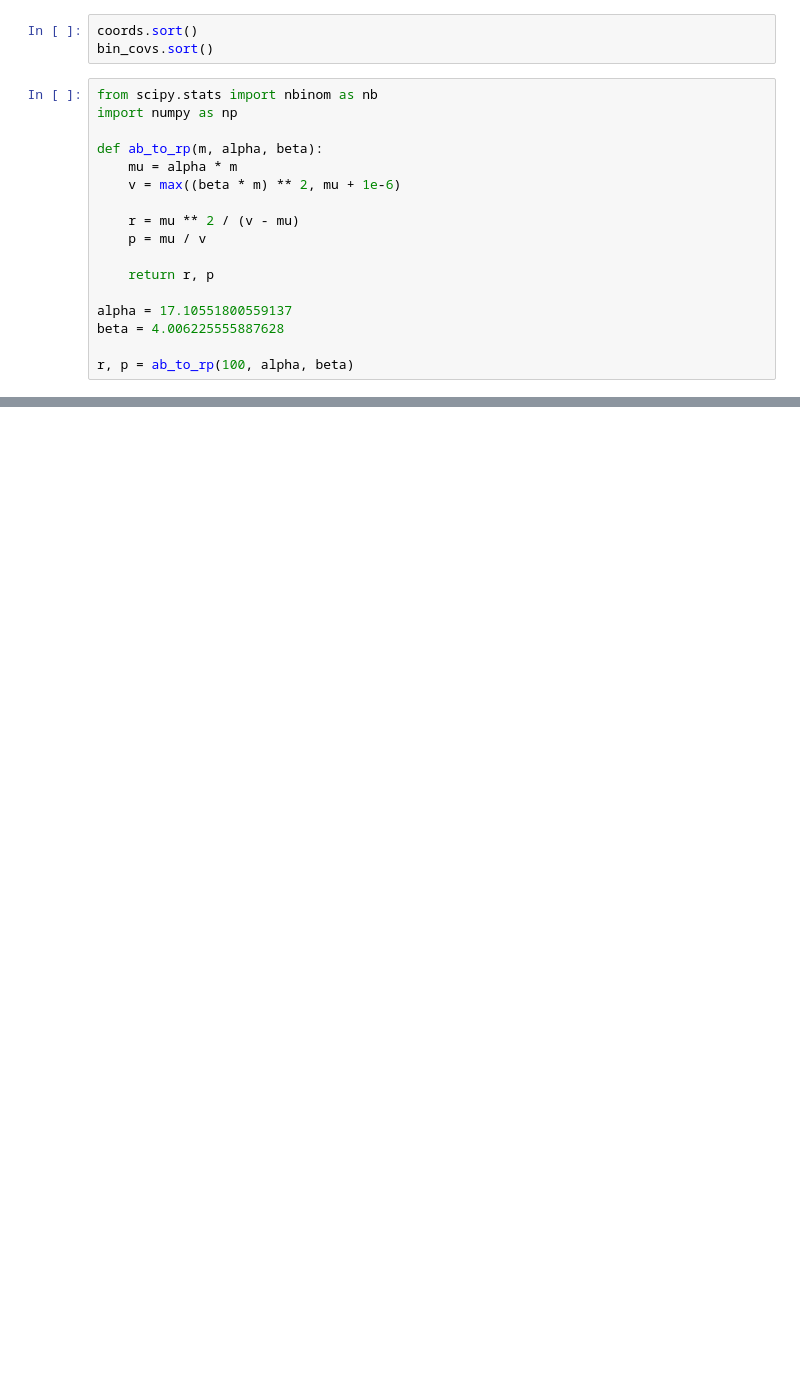
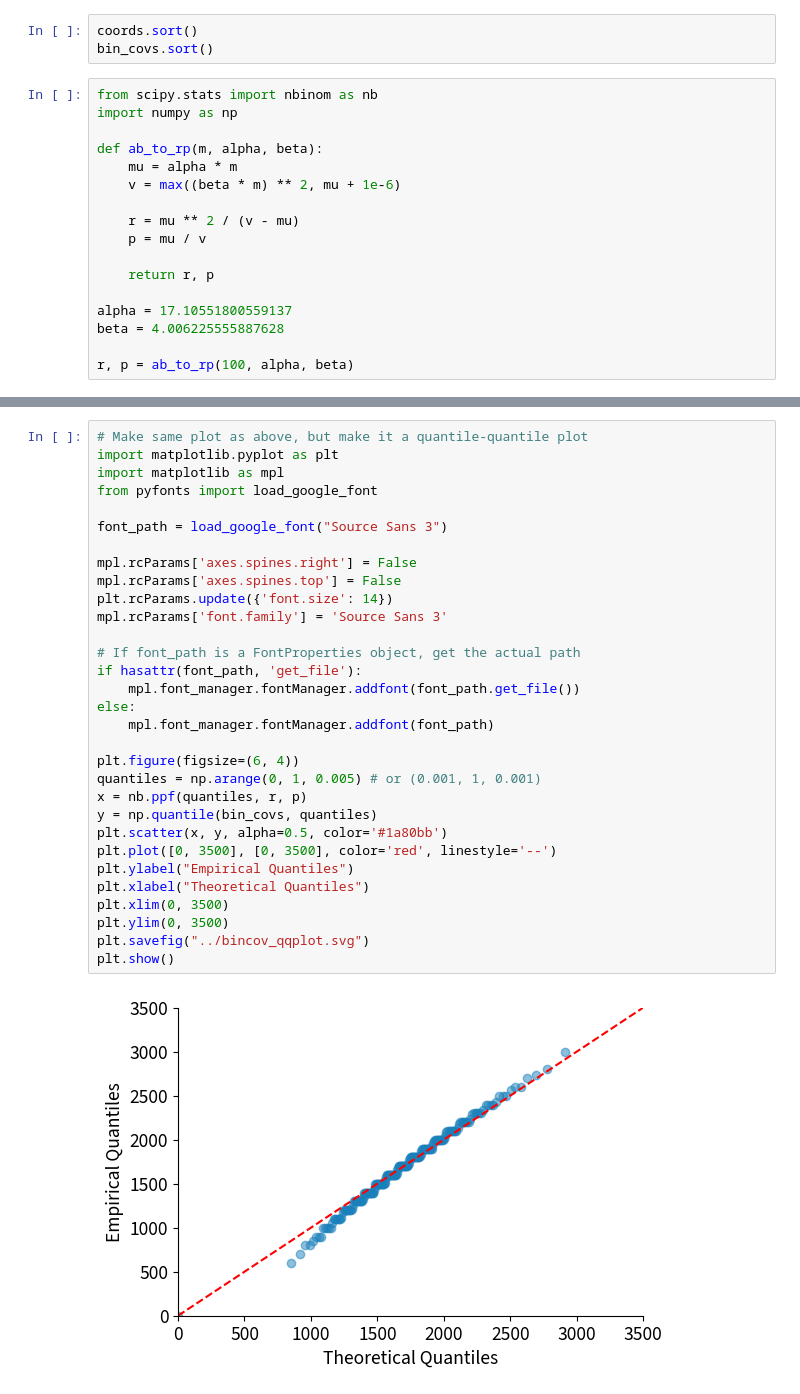
Before and after one commit to hugocarmaga/floco-benchmarking, a Jupyter notebook: plot_bin_cov_distr.ipynb, the cells around one changed output, grey strips where cells are left out. Cells and saved outputs as stored; diff of their text form; blank space fills up the shorter version.

```diff
--- a/plot_bin_cov_distr.ipynb
+++ b/plot_bin_cov_distr.ipynb
@@ -61,0 +63,33 @@ plt.show()
+# %%
+# Make same plot as above, but make it a quantile-quantile plot
+import matplotlib.pyplot as plt
+import matplotlib as mpl
+from pyfonts import load_google_font
+
+font_path = load_google_font("Source Sans 3")
+
+mpl.rcParams['axes.spines.right'] = False
+mpl.rcParams['axes.spines.top'] = False
+plt.rcParams.update({'font.size': 14})
+mpl.rcParams['font.family'] = 'Source Sans 3'
+
+# If font_path is a FontProperties object, get the actual path
+if hasattr(font_path, 'get_file'):
+    mpl.font_manager.fontManager.addfont(font_path.get_file())
+else:
+    mpl.font_manager.fontManager.addfont(font_path)
+
+plt.figure(figsize=(6, 4))
+quantiles = np.arange(0, 1, 0.005) # or (0.001, 1, 0.001)
+x = nb.ppf(quantiles, r, p)
+y = np.quantile(bin_covs, quantiles)
+plt.scatter(x, y, alpha=0.5, color='#1a80bb')
+plt.plot([0, 3500], [0, 3500], color='red', linestyle='--')
+plt.ylabel("Empirical Quantiles")
+plt.xlabel("Theoretical Quantiles")
+plt.xlim(0, 3500)
+plt.ylim(0, 3500)
+plt.savefig("../bincov_qqplot.svg")
+plt.show()
+# %% [output]
+[figure, added]
```
Also changed, not shown: parts of 2 cells of this notebook, 2 other files.
